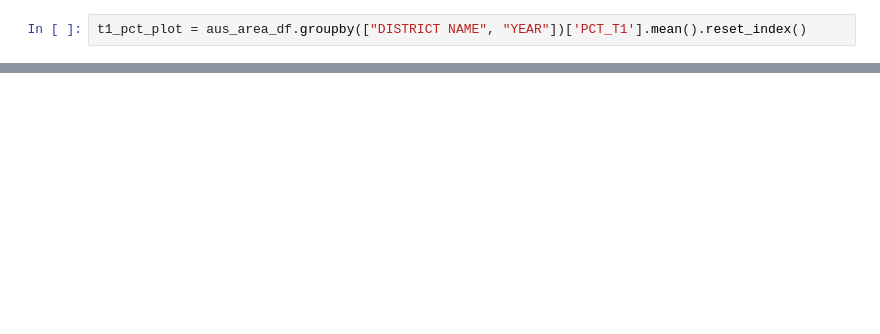
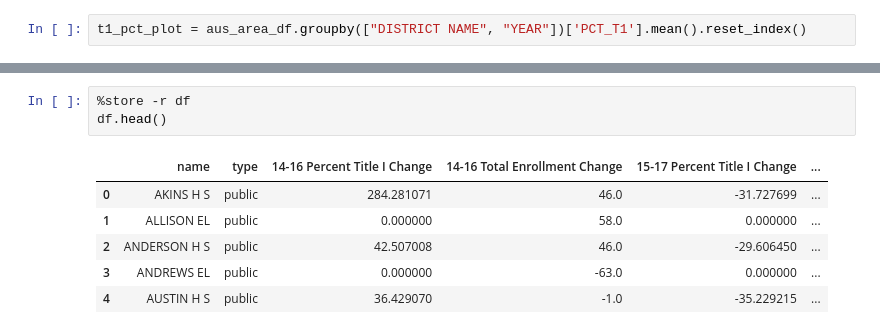
Before and after one commit to camfoy/Title-I-Enrollment-Project, a Jupyter notebook: Title1enrollmentAcrossAustin.ipynb, the cells around one changed output, grey strips where cells are left out. Drawn from its saved outputs; the diff is of its cells as text; blank space fills up the shorter version.

```diff
--- a/Title1enrollmentAcrossAustin.ipynb
+++ b/Title1enrollmentAcrossAustin.ipynb
@@ -223,0 +178,10 @@ top_5.unstack().iplot(kind='bar', yTitle='Student Enrollment', xTitle='Campus Na
+# %%
+%store -r df
+df.head()
+# %% [output]
+|  | name | type | 14-16 Percent Title I Change | 14-16 Total Enrollment Change | 15-17 Percent Title I Change | ... |
+| 0 | AKINS H S | public | 284.281071 | 46.0 | -31.727699 | ... |
+| 1 | ALLISON EL | public | 0.000000 | 58.0 | 0.000000 | ... |
+| 2 | ANDERSON H S | public | 42.507008 | 46.0 | -29.606450 | ... |
+| 3 | ANDREWS EL | public | 0.000000 | -63.0 | 0.000000 | ... |
+| 4 | AUSTIN H S | public | 36.429070 | -1.0 | -35.229215 | ... |
```
Also changed, not shown: parts of 19 cells of this notebook.
